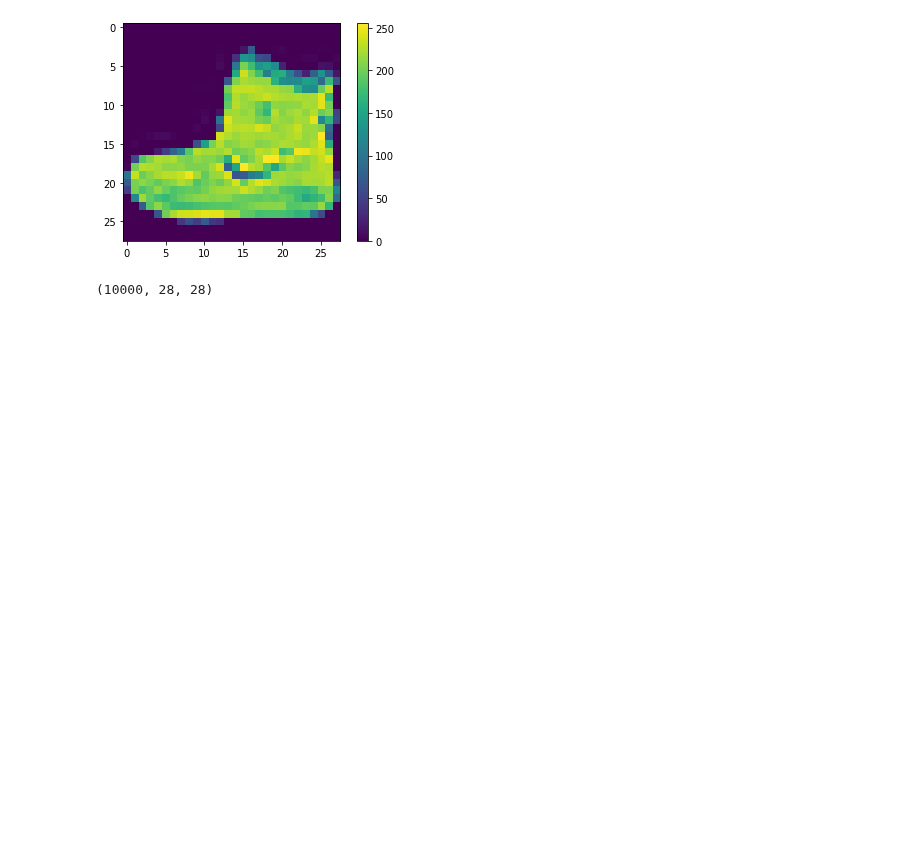
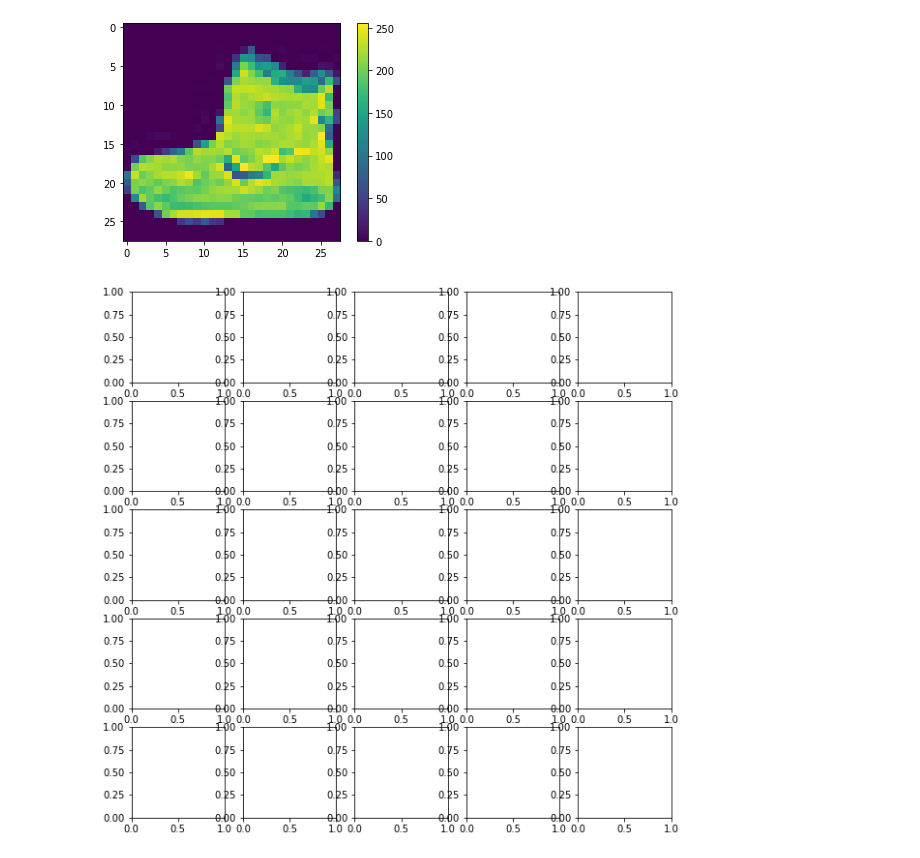
Before and after one commit to web-d-jun/python-ml, a Jupyter notebook: src/tensorflow_1/01.ipynb, the cells around one changed output. Drawn from its saved outputs; the diff is of its cells as text; code cells hidden in the pictures; blank space fills up the shorter version.

```diff
--- a/src/tensorflow_1/01.ipynb
+++ b/src/tensorflow_1/01.ipynb
@@ -72,5 +72,8 @@ plt.show()
 # %%
 train_img = train_img / 255.0
 test_img = test_img / 255.0
+plt.figure(figsize=(10,10))
+for i in range(25):
+  plt.subplot(5,5 ,i+1)
 # %% [output]
-(10000, 28, 28)
+[figure, added]
```
Also changed, not shown: 1 other file.
